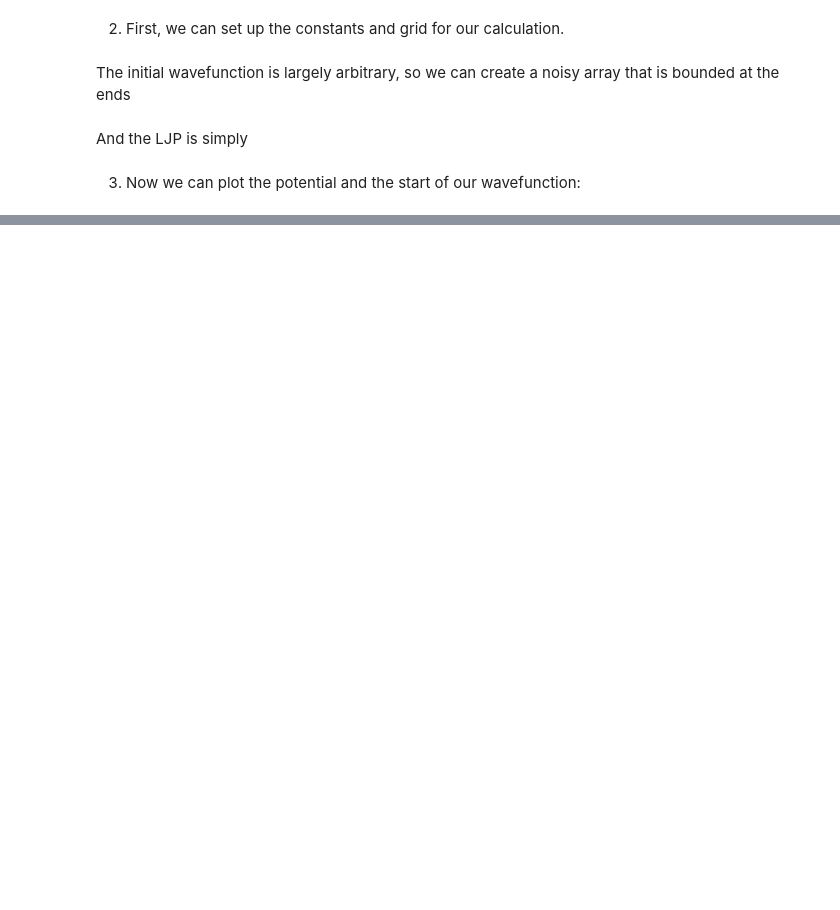
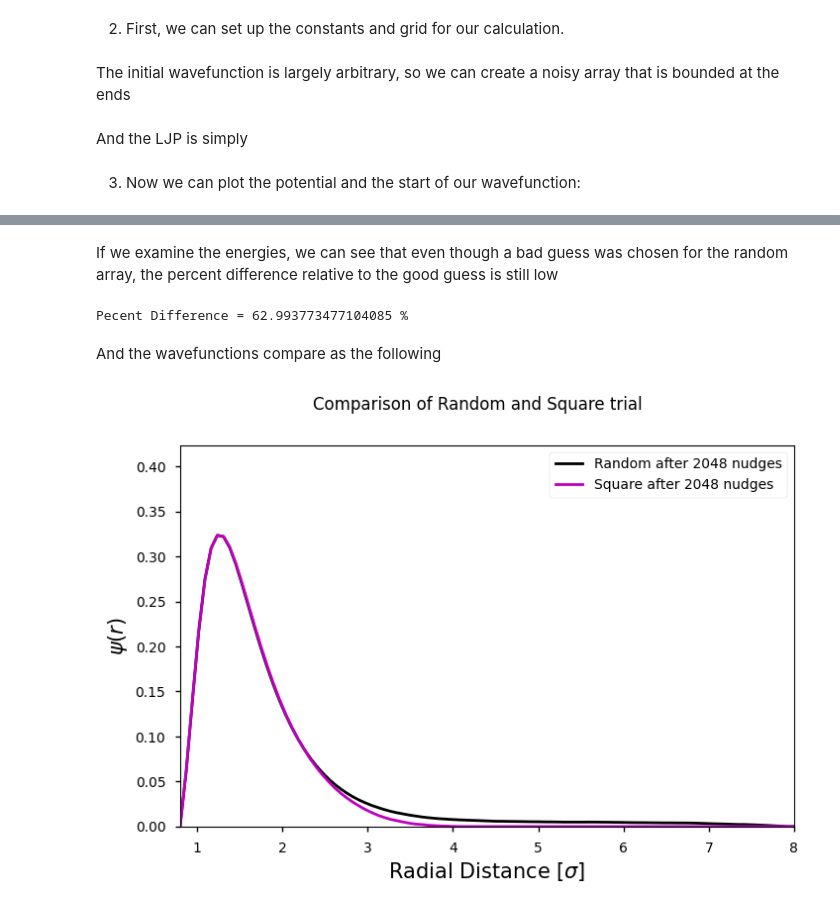
Before and after one commit to trevorolsson/Comp.-Phys.-Projects, a Jupyter notebook: Project 6/project6.ipynb, the cells around one changed output, grey strips where cells are left out. Saved outputs shown, nothing was run; the diff lists cells and outputs as text; code cells hidden in the pictures; blank space fills up the shorter version.

```diff
--- a/Project 6/project6.ipynb
+++ b/Project 6/project6.ipynb
@@ -168,0 +224,9 @@ plt.show()
+# %%
+def trial_square(length):
+    trl = np.zeros(length)
+    for i in range(5, int(length/5)):
+        trl[i] = 0.5
+    return trl
+# %%
+psi_square, E_square = variational(trial_square(length), potential, r, 2**11)
+np.trapz(psi_random**2)
@@ -168,0 +237,26 @@ plt.show()
+# %% [markdown]
+If we examine the energies, we can see that even though a bad guess was chosen for the random array, the percent difference relative to the good guess is still low
+# %%
+print(f"Pecent Difference = {abs((E_random-E_square)/E_square)*100} %")
+# %% [output]
+Pecent Difference = 62.993773477104085 %
+# %% [markdown]
+And the wavefunctions compare as the following
+# %%
+with plt.style.context("seaborn-notebook"):
+    fig, ax = plt.subplots(ncols=1, nrows=1, figsize=(8,5))
+    fig.suptitle("Comparison of Random and Square trial")
+    ax.plot(r, psi_evaluations[-1], color="k", linewidth=2, label=f"Random after {2**11} nudges")
+    ax.plot(r, psi_square, color="m", linewidth=2, label=f"Square after {2**11} nudges")
+
+    ax.set_xlim([r[0], r[-1]])
+    ax.set_ylim([0, np.max(psi_evaluations[-1])+0.1])
+
+    ax.set_xlabel("Radial Distance [$\\sigma$]", fontsize=15)
+    ax.set_ylabel("$\\psi(r)$", fontsize=15, color='k')
+
+    ax.legend(loc="best")
+
+plt.show()
+# %% [output]
+[figure, added]
```
Also changed, not shown: parts of 47 cells of this notebook.
